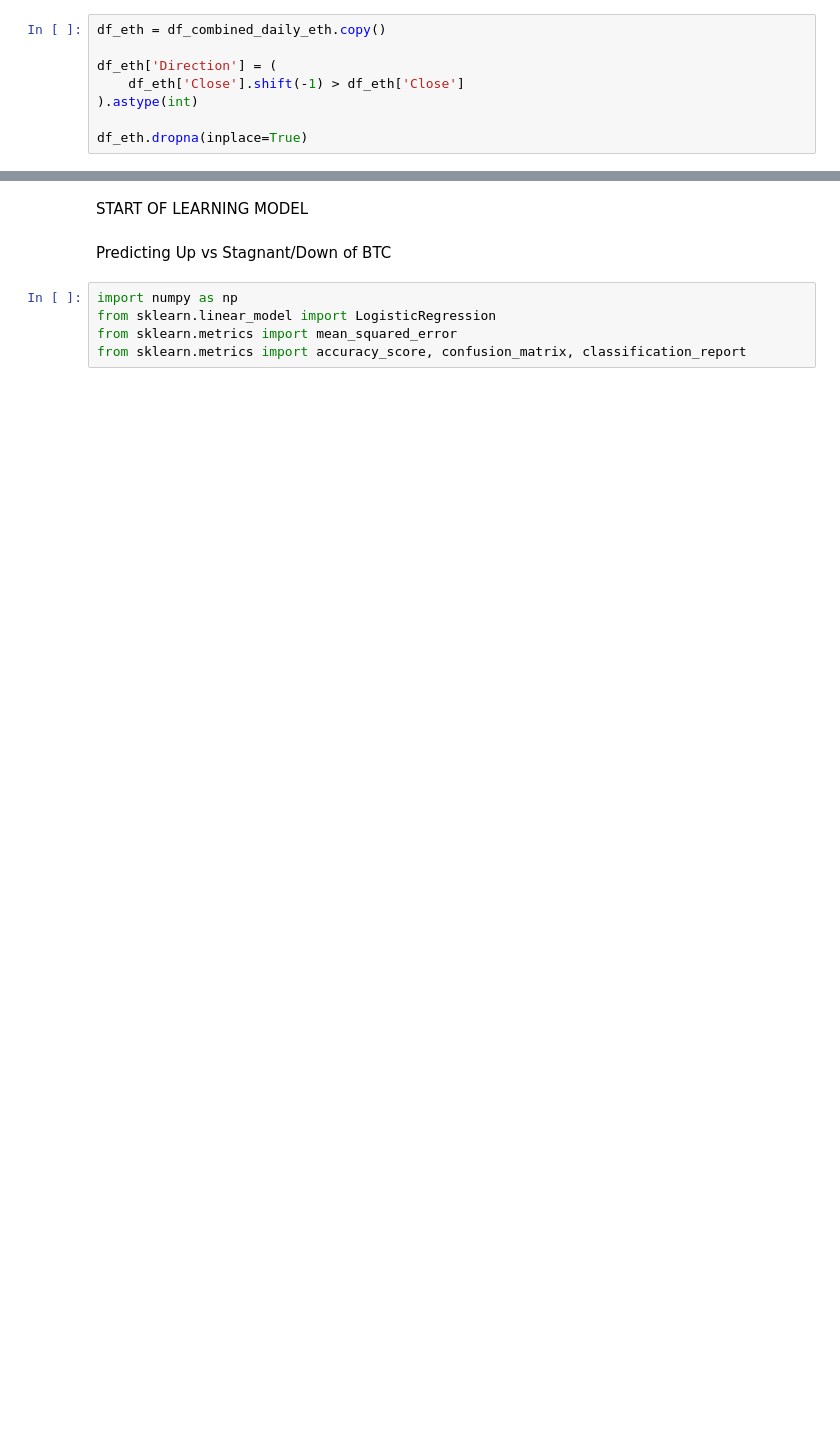
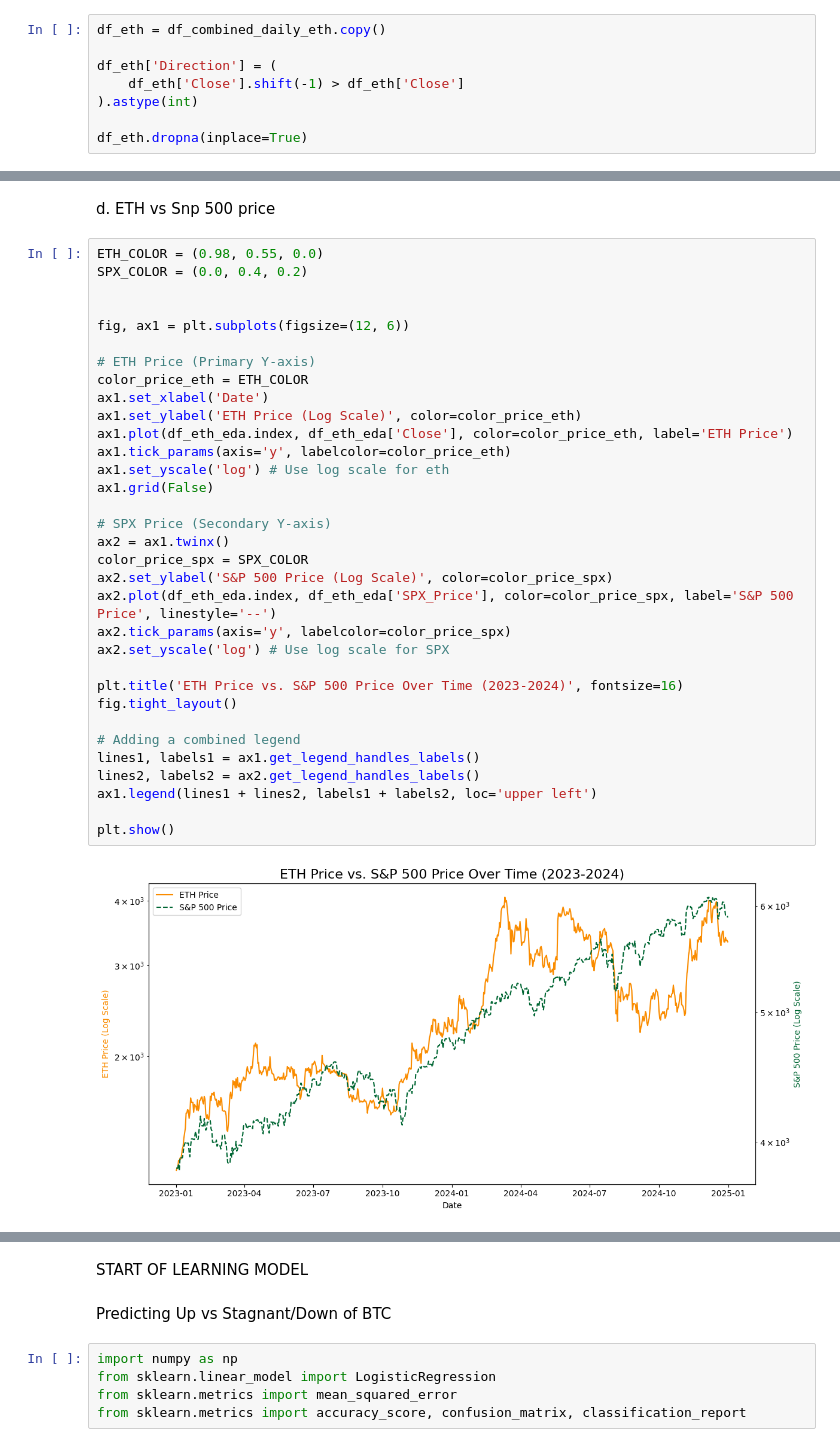
Before and after one commit to Kebinging/DSC101, a Jupyter notebook: BTCnETH Data Collection.ipynb, the cells around one changed output, grey strips where cells are left out. Saved outputs shown, nothing was run; the diff lists cells and outputs as text; blank space fills up the shorter version.

```diff
--- a/BTCnETH Data Collection.ipynb
+++ b/BTCnETH Data Collection.ipynb
@@ -245,0 +473,37 @@ df_eth_lag.info()
+# %% [markdown]
+d. ETH vs Snp 500 price
+# %%
+ETH_COLOR = (0.98, 0.55, 0.0)
+SPX_COLOR = (0.0, 0.4, 0.2)
+
+
+fig, ax1 = plt.subplots(figsize=(12, 6))
+
+# ETH Price (Primary Y-axis)
+color_price_eth = ETH_COLOR
+ax1.set_xlabel('Date')
+ax1.set_ylabel('ETH Price (Log Scale)', color=color_price_eth)
+ax1.plot(df_eth_eda.index, df_eth_eda['Close'], color=color_price_eth, label='ETH Price')
+ax1.tick_params(axis='y', labelcolor=color_price_eth)
+ax1.set_yscale('log') # Use log scale for eth
+ax1.grid(False)
+
+# SPX Price (Secondary Y-axis)
+ax2 = ax1.twinx()
+color_price_spx = SPX_COLOR
+ax2.set_ylabel('S&P 500 Price (Log Scale)', color=color_price_spx)
+ax2.plot(df_eth_eda.index, df_eth_eda['SPX_Price'], color=color_price_spx, label='S&P 500 Price', linestyle='--')
+ax2.tick_params(axis='y', labelcolor=color_price_spx)
+ax2.set_yscale('log') # Use log scale for SPX
+
+plt.title('ETH Price vs. S&P 500 Price Over Time (2023-2024)', fontsize=16)
+fig.tight_layout()
+
+# Adding a combined legend
+lines1, labels1 = ax1.get_legend_handles_labels()
+lines2, labels2 = ax2.get_legend_handles_labels()
+ax1.legend(lines1 + lines2, labels1 + labels2, loc='upper left')
+
+plt.show()
+# %% [output]
+[figure, added]
```
Also changed, not shown: parts of 72 cells of this notebook.
